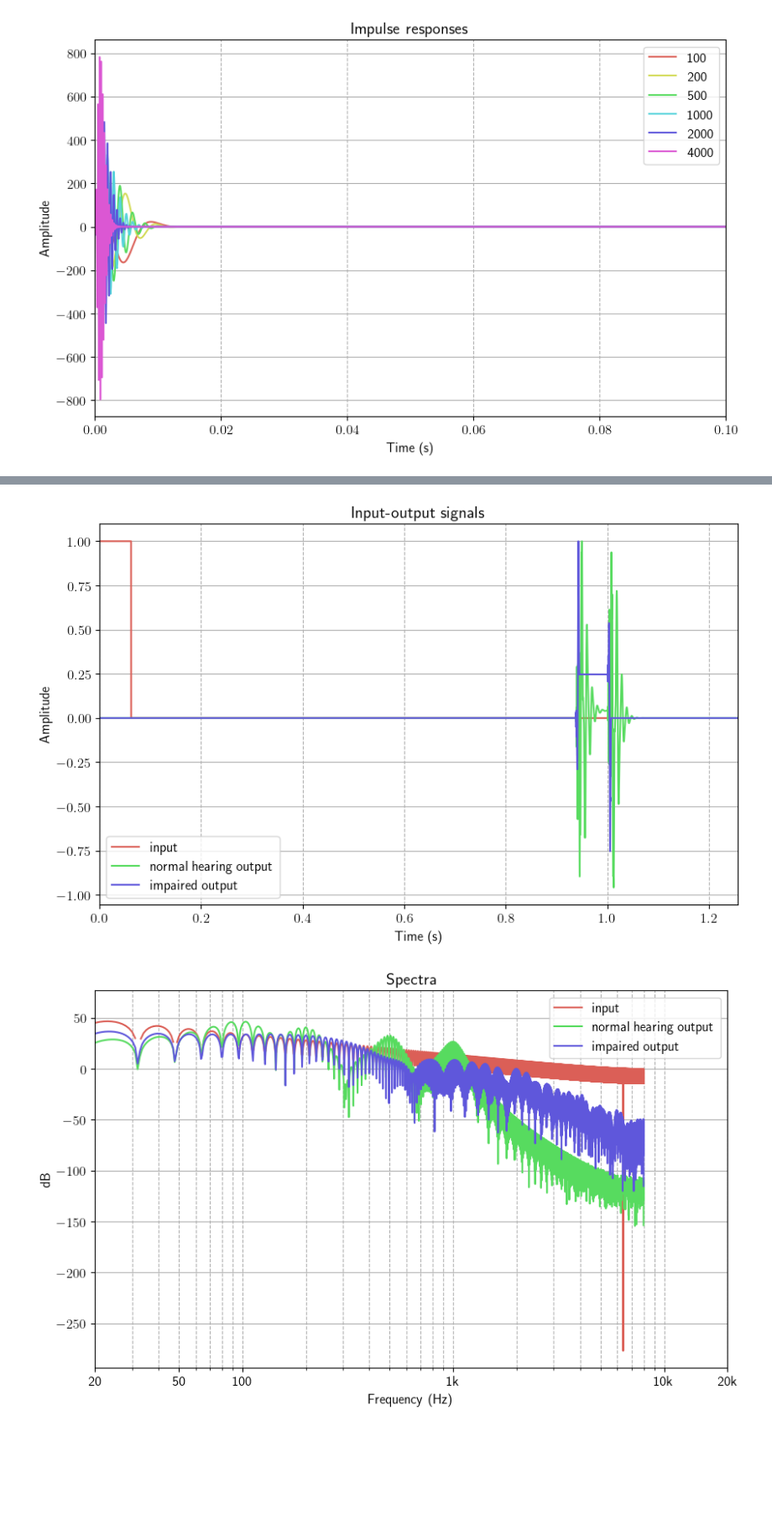
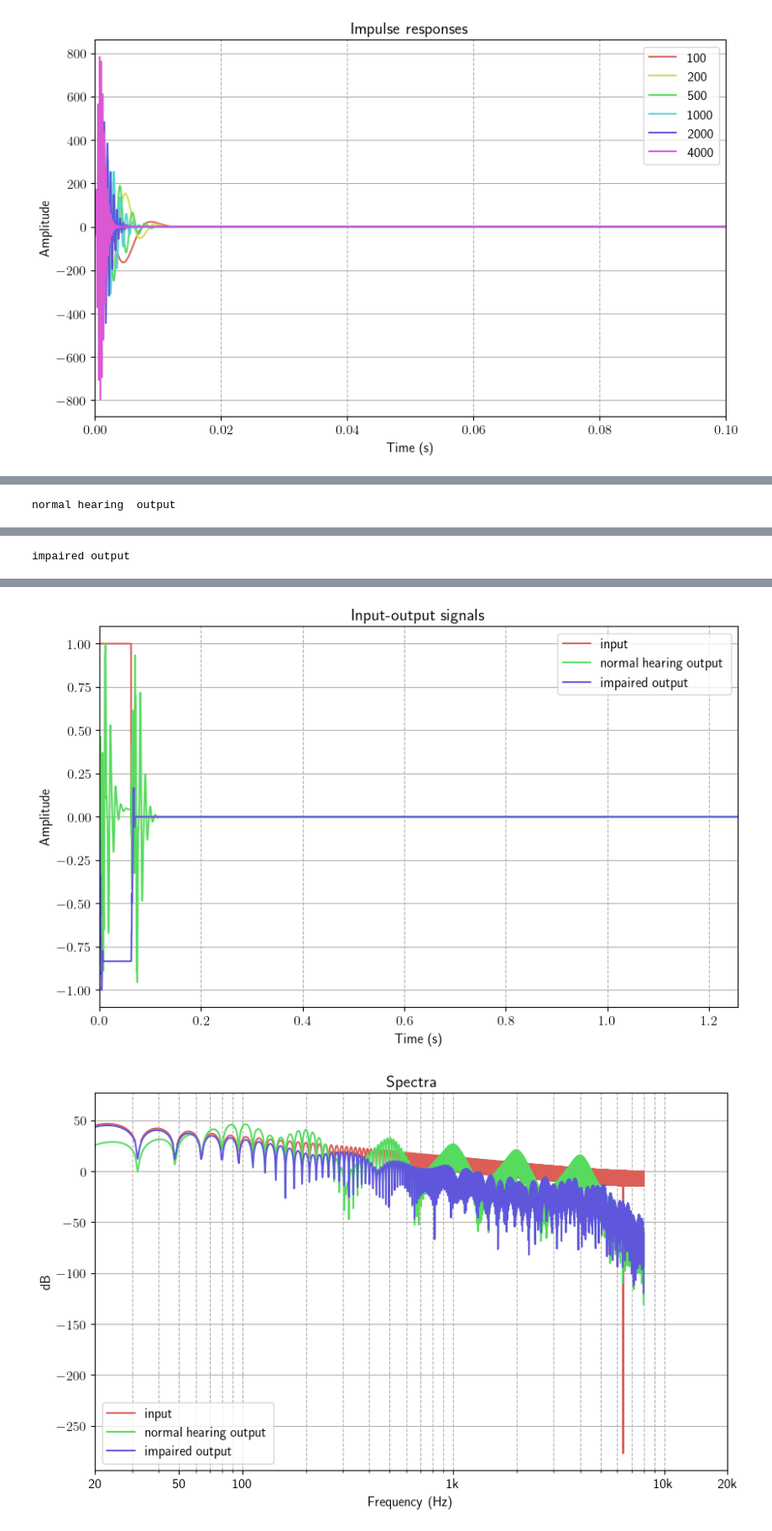
Before and after one commit to alruts/DDSP, a Jupyter notebook: notebooks/model_v1.ipynb, the cells around one changed output, grey strips where cells are left out. Shown at 84% size. Drawn from its saved outputs; the diff is of its cells as text; code cells hidden in the pictures; blank space fills up the shorter version.

```diff
--- a/notebooks/model_v1.ipynb
+++ b/notebooks/model_v1.ipynb
@@ -92,7 +92,7 @@ n_channels = 1
 
 model = MyModel_v1(
     num_taps=100,
-    samplerate=sample_rate,
+    samplerate=samplerate,
     center_frequencies=center_frequencies,
     impairment_factor=1000,
 )
@@ -154,9 +155,23 @@ impaired output
 # %%
+
+# choose which signal to excite with
+x = x_d
+
+# out_NH, out_HI = model(x_noise)
+out_NH, out_HI = model(x)
+
+print("input audio")
+audio_play(batch_2_np(x),samplerate)
+print("normal hearing  output")
+audio_play(batch_2_np(out_NH),samplerate)
+print("impaired output")
+audio_play(batch_2_np(out_HI),samplerate)
+
 freq_axes = []
 spec_axes = []
 time_signals = []
 
-for filter in [batch_2_np(x_d), batch_2_np(out_NH), batch_2_np(out_HI)]:
+for filter in [batch_2_np(x), batch_2_np(out_NH), batch_2_np(out_HI)]:
     h, f = utils.get_spectrum(filter, samplerate=samplerate)
     freq_axes.append(f)
     spec_axes.append(h)
@@ -173,0 +191 @@ plot.magspec(freq_axes=freq_axes, spec_axes=spec_axes, title="Spectra",
+normal hearing  output
@@ -173,0 +193 @@ plot.magspec(freq_axes=freq_axes, spec_axes=spec_axes, title="Spectra",
+impaired output
@@ -174,2 +195,2 @@ plot.magspec(freq_axes=freq_axes, spec_axes=spec_axes, title="Spectra",
-[figure, old version]
+[figure, new version]
-[figure, old version]
+[figure, new version]
```
Also changed, not shown: parts of 4 cells of this notebook, 1 other file.
